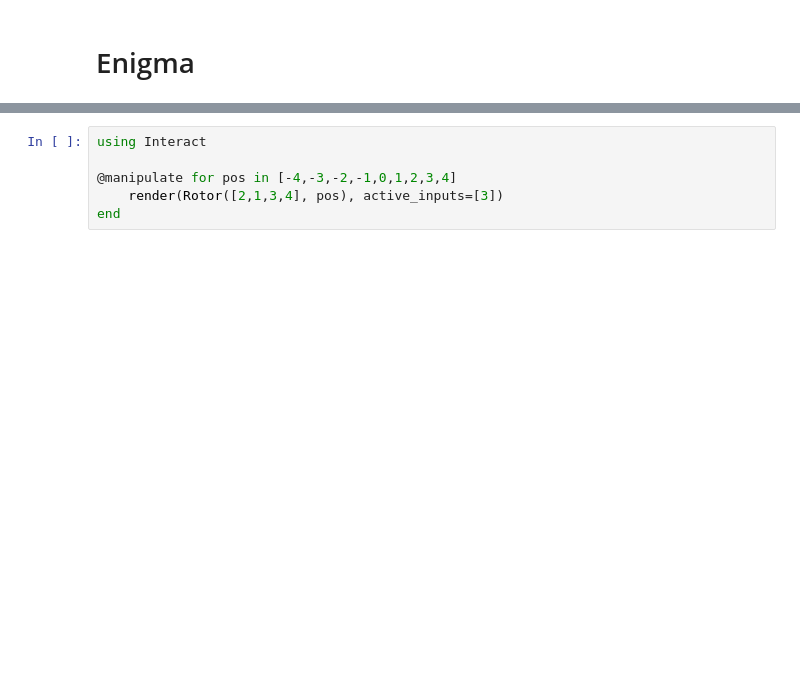
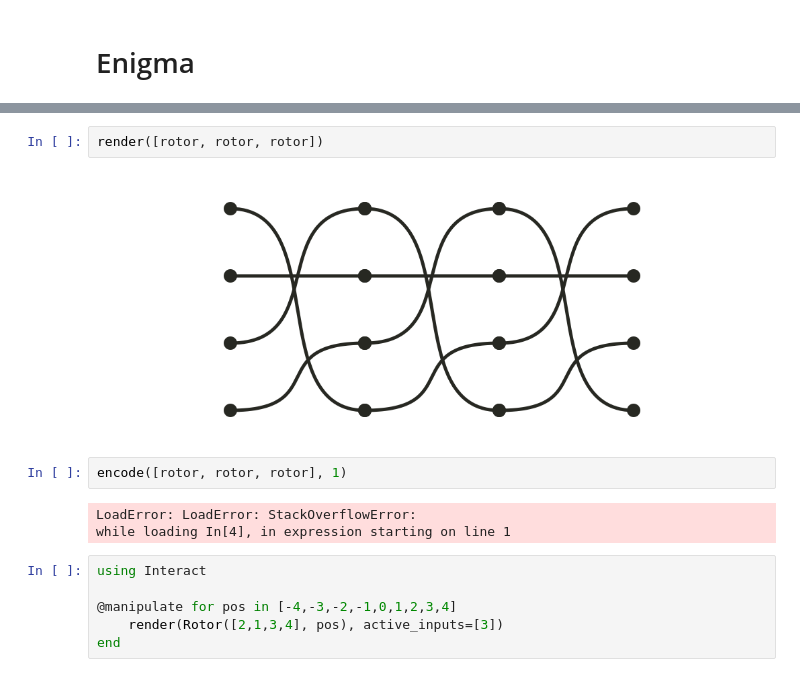
Before and after one commit to MageekDM/Enigma, a Jupyter notebook: src/Enigma.ipynb, the cells around one changed output, grey strips where cells are left out. Cells and saved outputs as stored; diff of their text form; blank space fills up the shorter version.

```diff
--- a/src/Enigma.ipynb
+++ b/src/Enigma.ipynb
@@ -19,3 +37,12 @@ WARNING: Method definition #render(Array{Any, 1}, Main.#render, Main.Rotor) in m
+# %%
+render([rotor, rotor, rotor])
+# %% [output]
+[figure, added]
+# %%
+encode([rotor, rotor, rotor], 1)
+# %% [output]
+LoadError: LoadError: StackOverflowError:
+while loading In[4], in expression starting on line 1
 # %%
 using Interact
 
```
Also changed, not shown: parts of 4 cells of this notebook, 2 other files.
